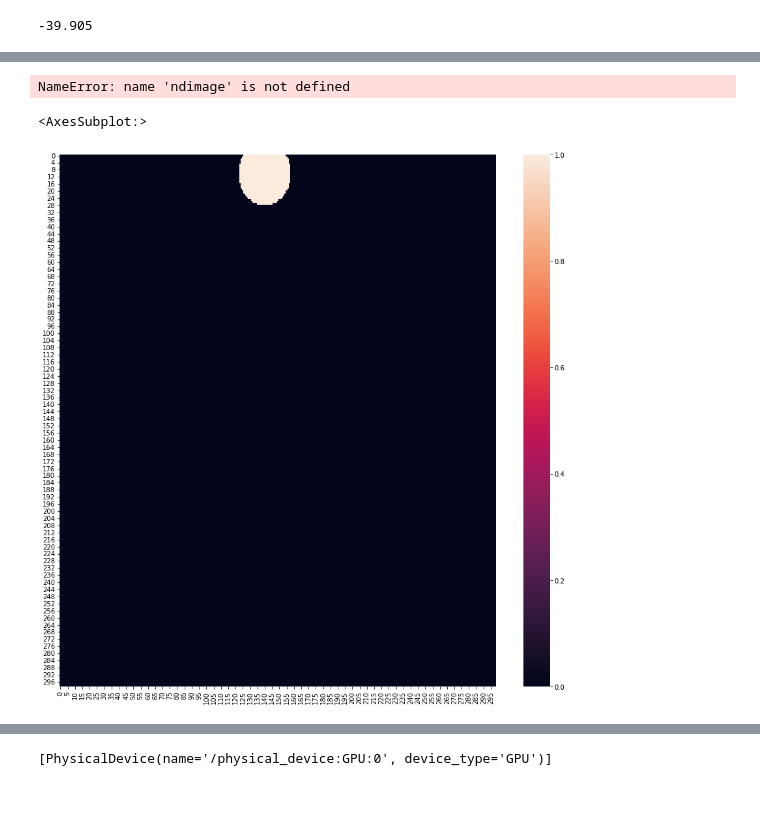
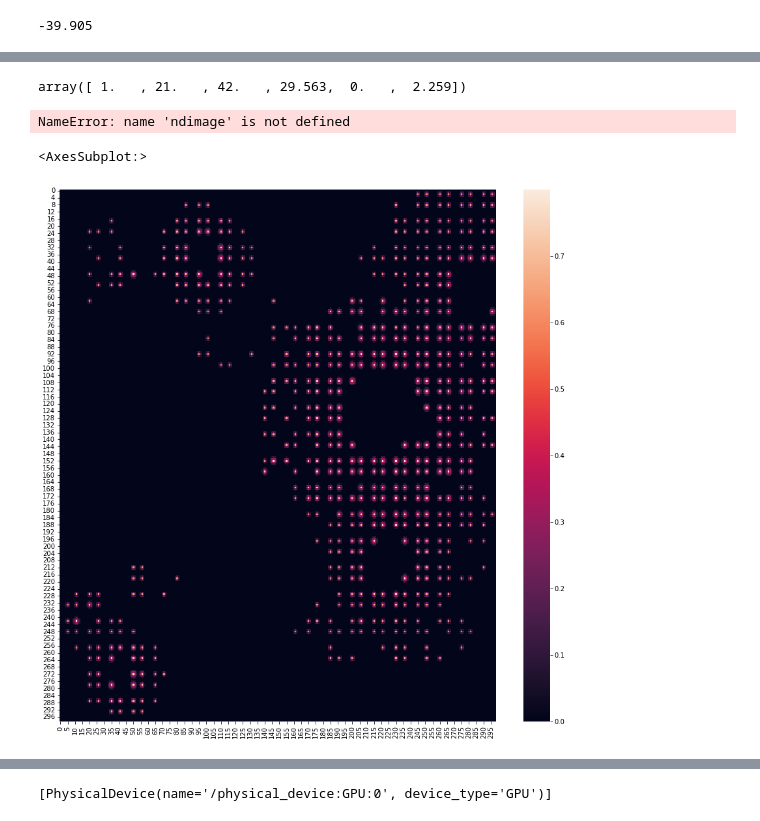
Before and after one commit to shahrokh765/MLSpectrumAllocation, a Jupyter notebook: CNN_transfer.ipynb, the cells around one changed output, grey strips where cells are left out. Drawn from its saved outputs; the diff is of its cells as text; code cells hidden in the pictures.

```diff
--- a/CNN_transfer.ipynb
+++ b/CNN_transfer.ipynb
@@ -25,21 +25,21 @@ Circle = namedtuple('Circle', ('r'))
 Square = namedtuple('Square', ('side'))
 Rectangle = namedtuple('Rectangle', ('length', 'width'))
 PointWithDistance = namedtuple('PointWithDistance', ('p', 'dist'))
-float_memory_used = 'float'
+float_memory_used = 'float16'
 # %%
 # INIT
 # PART 1
 number_samples = [128, 256, 512, 1024, 2048, 4096]
 validation_size, noise_floor = 0.2, -110.0
 su_power = 0 # this is not actually su power just a number to show there is an SU in its image
-max_x, max_y, number_image_channels, su_szie = 299, 299, 3, 60  # su_size:30 for 1000, 10 for 100
-cell_size, pixel_expansion = 1000 / max_x, max_x / 1000
+max_x, max_y, number_image_channels, su_szie = 299, 299, 8, 60  # su_size:30 for 1000, 10 for 100
+cell_size, pixel_expansion = 1000 / max_x, max_x / 100
 pu_shape, su_shape = 'circle', 'circle' # shape = {'circle', 'square', 'point'}
 style = "raw_power_min_max_norm"  # {"raw_power_zscore_norm", "image_intensity", "raw_power_min_max_norm"}
-intensity_degradation, slope, su_slope = 'log', 5, 6  # 'log', 'linear', slope 3 for 1000, 5 for 100
-max_pus_num, max_sus_num = 20, 5
-propagation_model = 'log' # 'splat', 'log', 'testbed'
-noise, std = True, 1 # False for splat
+intensity_degradation, slope, su_slope = 'log', 4, 6  # 'log', 'linear', slope 3 for 1000, 5 for 100
+max_pus_num, max_sus_num = 20, 1
+propagation_model = 'splat' # 'splat', 'log', 'testbed'
+noise, std = False, 1 # False for splat
 if su_shape == 'circle':
     su_param = Circle(su_szie)
 elif su_shape == 'square':
@@ -47,7 +47,7 @@ elif su_shape == 'square':
 else:
     su_param = None
 
-sensors = False
+sensors = True
 if sensors:
     sensors_num = 3600
     sensors_file_path = f"data/sensors/square{100}/{sensors_num}/sensors.txt"
@@ -75,7 +75,7 @@ image_dir = 'ML/data/pictures_' + str(max_x) + '_' + str(max_y) + '_transfer/' +
     "" if su_shape == 'point' else str(su_szie)) + "/" + style + "/" + color +'/' + (
     "" if pu_shape == 'point' and su_shape == 'point' else (f"{intensity_degradation}_pu{slope}_su{su_slope}")) + (
     "/" + str(sensors_num) + "sensors" if sensors else f"/{max_pus_num}pus") + \
-        f"_{max_sus_num}sus_{number_image_channels}channels2" + "/images"
+        f"_{max_sus_num}sus_{number_image_channels}channels" + "/images"
 
 if not os.path.exists(image_dir):
         os.makedirs(image_dir)
@@ -232,7 +215,7 @@ def create_image(data, slope, sensors_num, style="raw_power_z_score", noise_floo
                 pu_x = max(0, min(max_x-1, int(data[pu_i * 3 + 1] * pixel_expansion)))
                 pu_y = max(0, min(max_x-1, int(data[pu_i * 3 + 2] * pixel_expansion)))
                 pu_p = data[pu_i * 3 + 3]
-                pu_channel = -1 #int(abs(pu_p)//5)
+                pu_channel = int(abs(pu_p)//5)
 #                 print(pu_x, pu_y, pu_p)
                 if pu_param is None:
                     pu_param_p = get_pu_param(pu_shape, intensity_degradation, pu_p, noise_floor, slope)
@@ -269,13 +252,13 @@ def create_image(data, slope, sensors_num, style="raw_power_z_score", noise_floo
 # #                     ss_channel = 5
 #                 elif ss_p < -85.0:
 #                     ss_channel = 5
-                if -77.5 <= ss_p < -70.0:
+                if -70 <= ss_p < -60.0:
                     ss_channel = 1
-                elif -85.0 <= ss_p < -77.6:
+                elif -80.0 <= ss_p < -70:
                     ss_channel = 2
-                elif -92.5 <= ss_p < -85.0:
+                elif -90.0 <= ss_p < -80.0:
                     ss_channel = 3
-                elif -100.0 <= ss_p < -92.5:
+                elif -100.0 <= ss_p < -90.0:
                     ss_channel = 4
                 elif ss_p < -100.0:
                     ss_channel = 5
@@ -478,8 +461,8 @@ def read_image(image_num, image_dir=image_dir):
         image = np.array(image[:number_image_channels], dtype=float_memory_used).reshape(1, number_image_channels, max_x, max_y)
     elif  style == "raw_power_min_max_norm" or style == "raw_power_zscore_norm" or style == "image_intensity":
         suffix = 'npz'  # npy, npz
-        image = np.load(f"{image_dir}{image_num//100000}/image{image_num}.{suffix}")
-#         image = np.load(f"{image_dir}/image{image_num}.{suffix}")
+#         image = np.load(f"{image_dir}{image_num//100000}/image{image_num}.{suffix}")
+        image = np.load(f"{image_dir}/image{image_num}.{suffix}")
         if type(image) == np.lib.npyio.NpzFile:
             image = image['a']
 
@@ -603,7 +585,7 @@ np.min(data_reg[:,-1])
 # %% [output]
 -39.905
 # %%
-imm = read_image(165278)#, image_dir="/home/shahrokh/projects/MLSpectrumAllocation/ML/data/pictures_299_299_transfer/splat/pu_circle_su_circle_60/raw_power_min_max_norm/color/log_5/pus_1_sus_3_channels/images")
+imm = read_image(0, image_dir=f"{image_dir}/aug")#, image_dir="/home/shahrokh/projects/MLSpectrumAllocation/ML/data/pictures_299_299_transfer/splat/pu_circle_su_circle_60/raw_power_min_max_norm/color/log_5/pus_1_sus_3_channels/images")
 immm = np.zeros((max_x, max_y, number_image_channels), dtype='float')
 for x in range(max_x):
     for y in range(max_y):
@@ -638,0 +606,4 @@ array([ 15.   , 613.   ,  64.   , -21.587,  21.   , 638.   , -20.88 ,
+# %%
+data_reg[2,sensors_num:]
+# %% [output]
+array([ 1.   , 21.   , 42.   , 29.563,  0.   ,  2.259])
@@ -646,10 +619,10 @@ NameError: name 'ndimage' is not defined
 # %%
 
 fig, ax = plt.subplots(figsize=(15,15))         # Sample figsize in inches
-sns.heatmap(immm[:,:,7], ax=ax)
+sns.heatmap(immm[:,:,2], ax=ax)
 # %% [output]
 <AxesSubplot:>
-[figure, old version]
+[figure, new version]
 # %%
 def cnn_model(kernel_lam, bias_lam):
     inputs = Input(shape=(max_x, max_y, number_image_channels))
```
Also changed, not shown: parts of 30 cells of this notebook, 1 other file.
